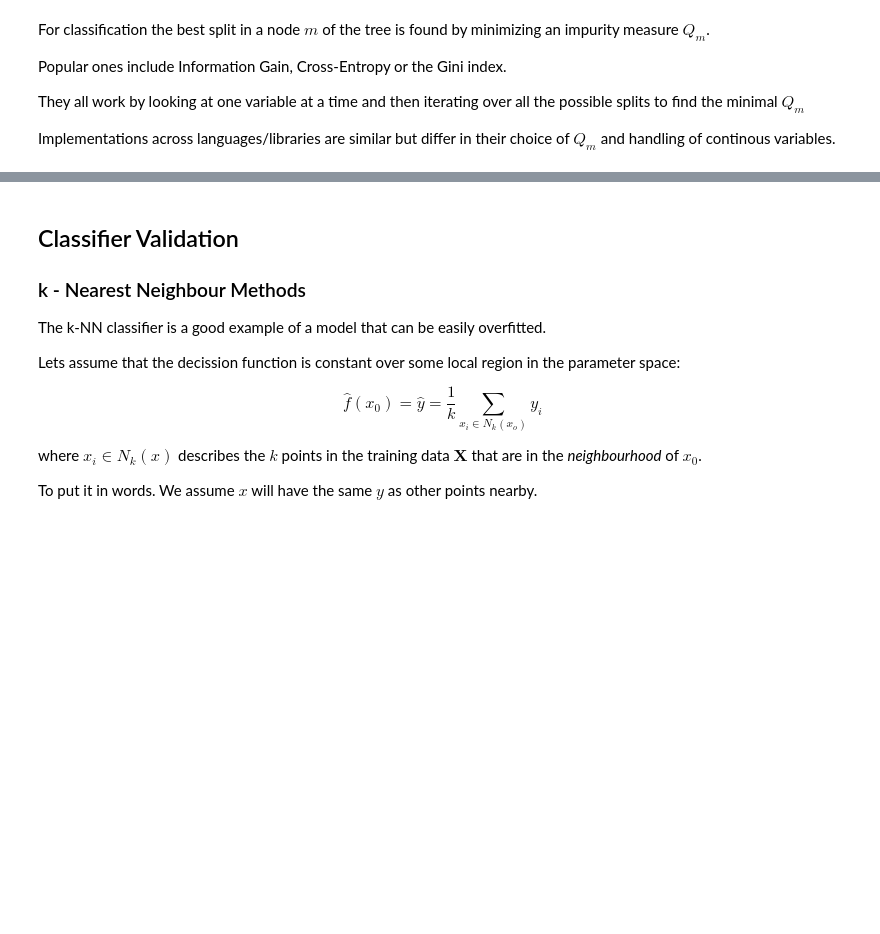
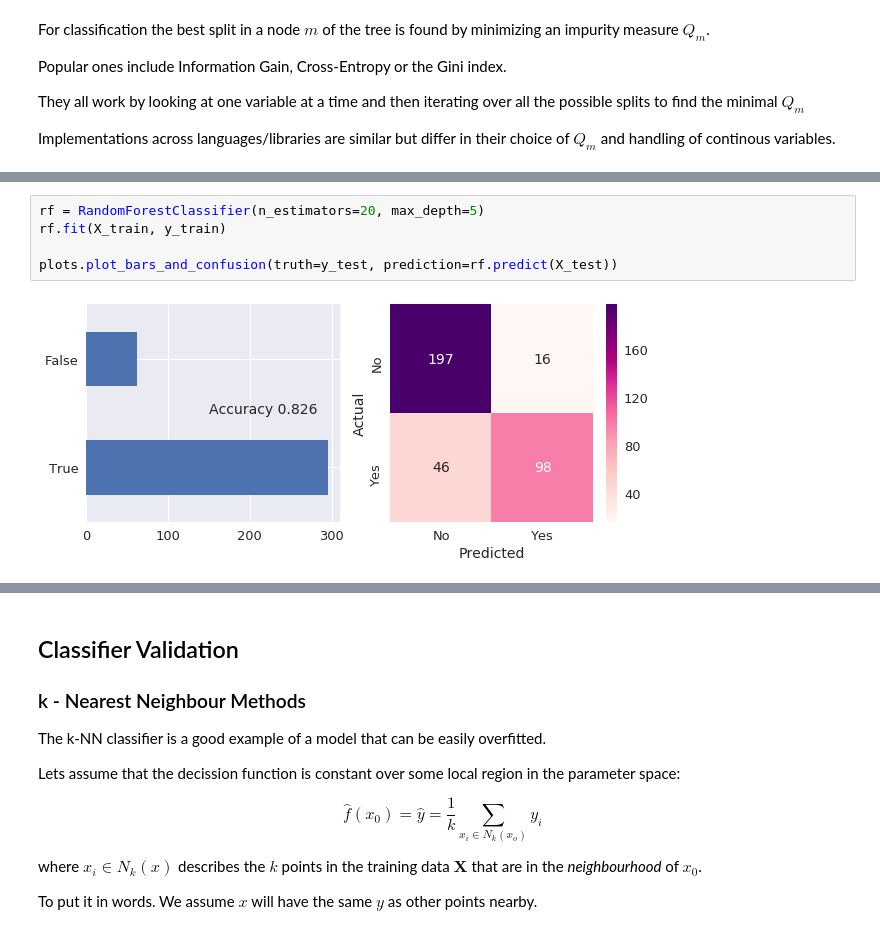
Before and after one commit to ftorradeflot/PythonMasterIFAE, a Jupyter notebook: MachineLearning_messed.ipynb, the cells around one changed output, grey strips where cells are left out. Saved outputs shown, nothing was run; the diff lists cells and outputs as text; blank space fills up the shorter version.

```diff
--- a/MachineLearning_messed.ipynb
+++ b/MachineLearning_messed.ipynb
@@ -632,0 +755,7 @@ DecisionTreeClassifier(class_weight=None, criterion='entropy', max_depth=3,
+# %%
+rf = RandomForestClassifier(n_estimators=20, max_depth=5)
+rf.fit(X_train, y_train)
+
+plots.plot_bars_and_confusion(truth=y_test, prediction=rf.predict(X_test))
+# %% [output]
+[figure, added]
```
Also changed, not shown: parts of 55 cells of this notebook.
